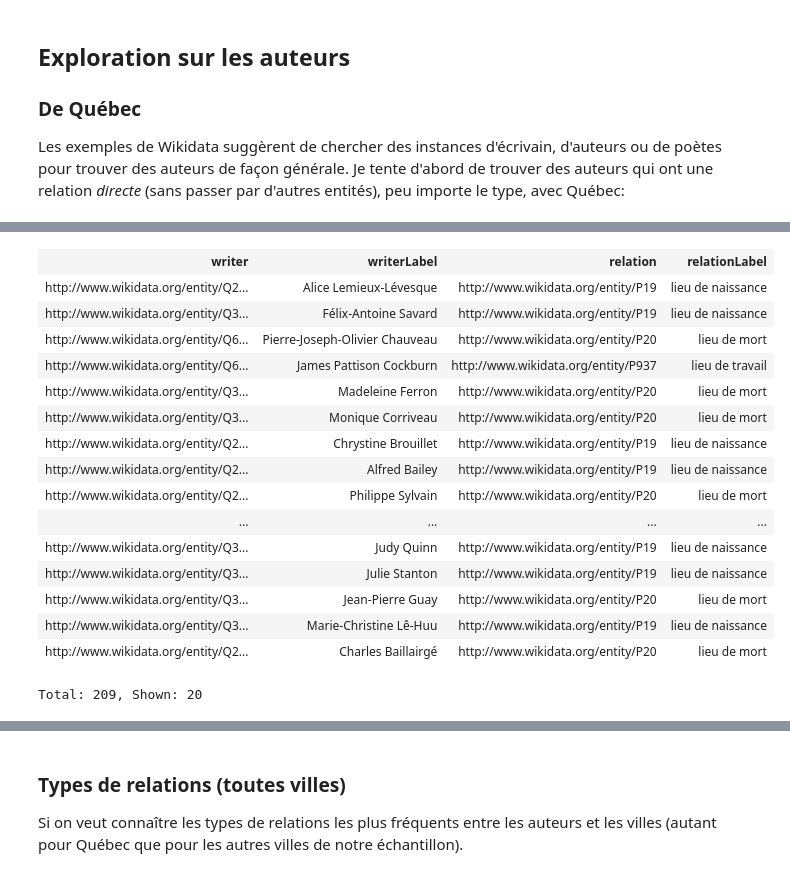
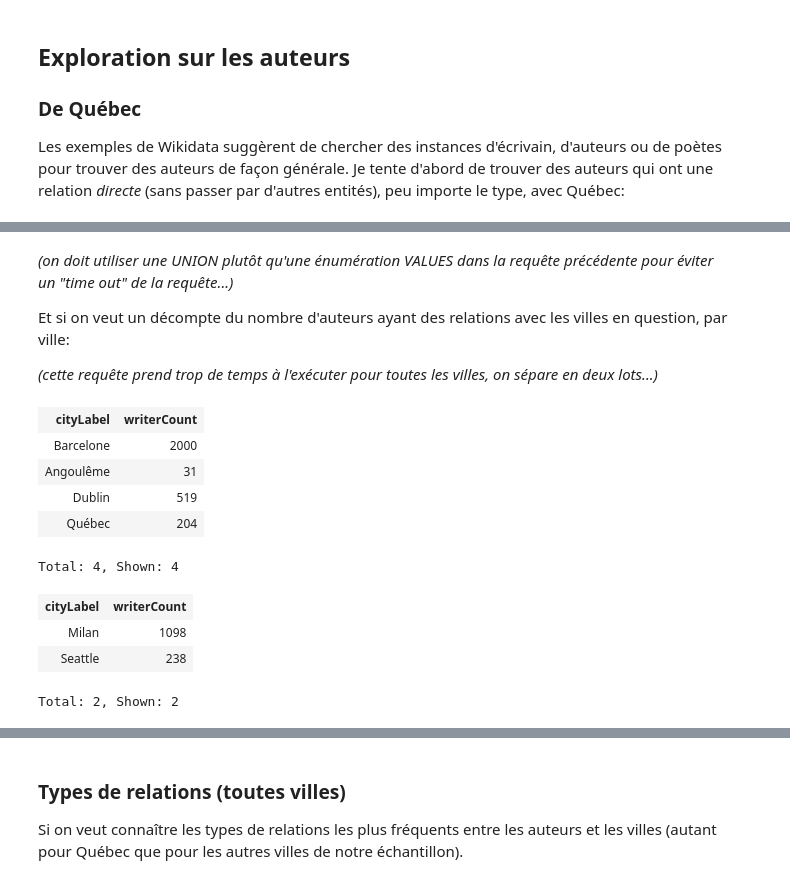
Before and after one commit to Projet-TAMIS/explo_wikidata, a Jupyter notebook: Wikidata et Québec.ipynb, the cells around one changed output, grey strips where cells are left out. Saved outputs shown, nothing was run; the diff lists cells and outputs as text; code cells hidden in the pictures.

```diff
--- a/Wikidata et Québec.ipynb
+++ b/Wikidata et Québec.ipynb
@@ -175,27 +247,40 @@ Les exemples de Wikidata suggèrent de chercher des instances d'écrivain, d'aut
+# %% [markdown]
+_(on doit utiliser une UNION plutôt qu'une énumération VALUES dans la requête précédente pour éviter un "time out" de la requête...)_
+
+Et si on veut un décompte du nombre d'auteurs ayant des relations avec les villes en question, par ville:
+
+_(cette requête prend trop de temps à l'exécuter pour toutes les villes, on sépare en deux lots...)_
+# %%
+SELECT ?cityLabel (count(distinct ?writer) as ?writerCount)
+WHERE
+{
+  VALUES ?city { wd:Q2145 wd:Q134346 wd:Q1492 wd:Q1761 }
+  {?writer wdt:P106 wd:Q36180 .} UNION { ?writer wdt:P106 wd:Q482980 . } UNION { ?writer wdt:P106 wd:Q49757 . }
+  ?writer ?rel ?city
+  SERVICE wikibase:label { bd:serviceParam wikibase:language "[AUTO_LANGUAGE],fr,en". }
+  ?relation wikibase:directClaim ?rel .
+}
+GROUP BY ?cityLabel
+# %% [output]
+| cityLabel | writerCount |
+| Barcelone | 2000 |
+| Angoulême | 31 |
+| Dublin | 519 |
+| Québec | 204 |
+Total: 4, Shown: 4
 # %%
-SELECT distinct ?writer ?writerLabel ?relation ?relationLabel
+SELECT ?cityLabel (count(distinct ?writer) as ?writerCount)
 WHERE
 {
+  VALUES ?city { wd:Q490 wd:Q5083 }
   {?writer wdt:P106 wd:Q36180 .} UNION { ?writer wdt:P106 wd:Q482980 . } UNION { ?writer wdt:P106 wd:Q49757 . }
-  ?writer ?rel wd:Q2145
+  ?writer ?rel ?city
   SERVICE wikibase:label { bd:serviceParam wikibase:language "[AUTO_LANGUAGE],fr,en". }
   ?relation wikibase:directClaim ?rel .
 }
+GROUP BY ?cityLabel
 # %% [output]
-| writer | writerLabel | relation | relationLabel |
-| http://www.wikidata.org/entity/Q2... | Alice Lemieux-Lévesque | http://www.wikidata.org/entity/P19 | lieu de naissance |
-| http://www.wikidata.org/entity/Q3... | Félix-Antoine Savard | http://www.wikidata.org/entity/P19 | lieu de naissance |
-| http://www.wikidata.org/entity/Q6... | Pierre-Joseph-Olivier Chauveau | http://www.wikidata.org/entity/P20 | lieu de mort |
-| http://www.wikidata.org/entity/Q6... | James Pattison Cockburn | http://www.wikidata.org/entity/P937 | lieu de travail |
-| http://www.wikidata.org/entity/Q3... | Madeleine Ferron | http://www.wikidata.org/entity/P20 | lieu de mort |
-| http://www.wikidata.org/entity/Q3... | Monique Corriveau | http://www.wikidata.org/entity/P20 | lieu de mort |
-| http://www.wikidata.org/entity/Q2... | Chrystine Brouillet | http://www.wikidata.org/entity/P19 | lieu de naissance |
-| http://www.wikidata.org/entity/Q2... | Alfred Bailey | http://www.wikidata.org/entity/P19 | lieu de naissance |
-| http://www.wikidata.org/entity/Q2... | Philippe Sylvain | http://www.wikidata.org/entity/P20 | lieu de mort |
-| ... | ... | ... | ... |
-| http://www.wikidata.org/entity/Q3... | Judy Quinn | http://www.wikidata.org/entity/P19 | lieu de naissance |
-| http://www.wikidata.org/entity/Q3... | Julie Stanton | http://www.wikidata.org/entity/P19 | lieu de naissance |
-| http://www.wikidata.org/entity/Q3... | Jean-Pierre Guay | http://www.wikidata.org/entity/P20 | lieu de mort |
-| http://www.wikidata.org/entity/Q3... | Marie-Christine Lê-Huu | http://www.wikidata.org/entity/P19 | lieu de naissance |
-| http://www.wikidata.org/entity/Q2... | Charles Baillairgé | http://www.wikidata.org/entity/P20 | lieu de mort |
+| cityLabel | writerCount |
+| Milan | 1098 |
+| Seattle | 238 |
-Total: 209, Shown: 20
+Total: 2, Shown: 2
```
Also changed, not shown: parts of 42 cells of this notebook.
